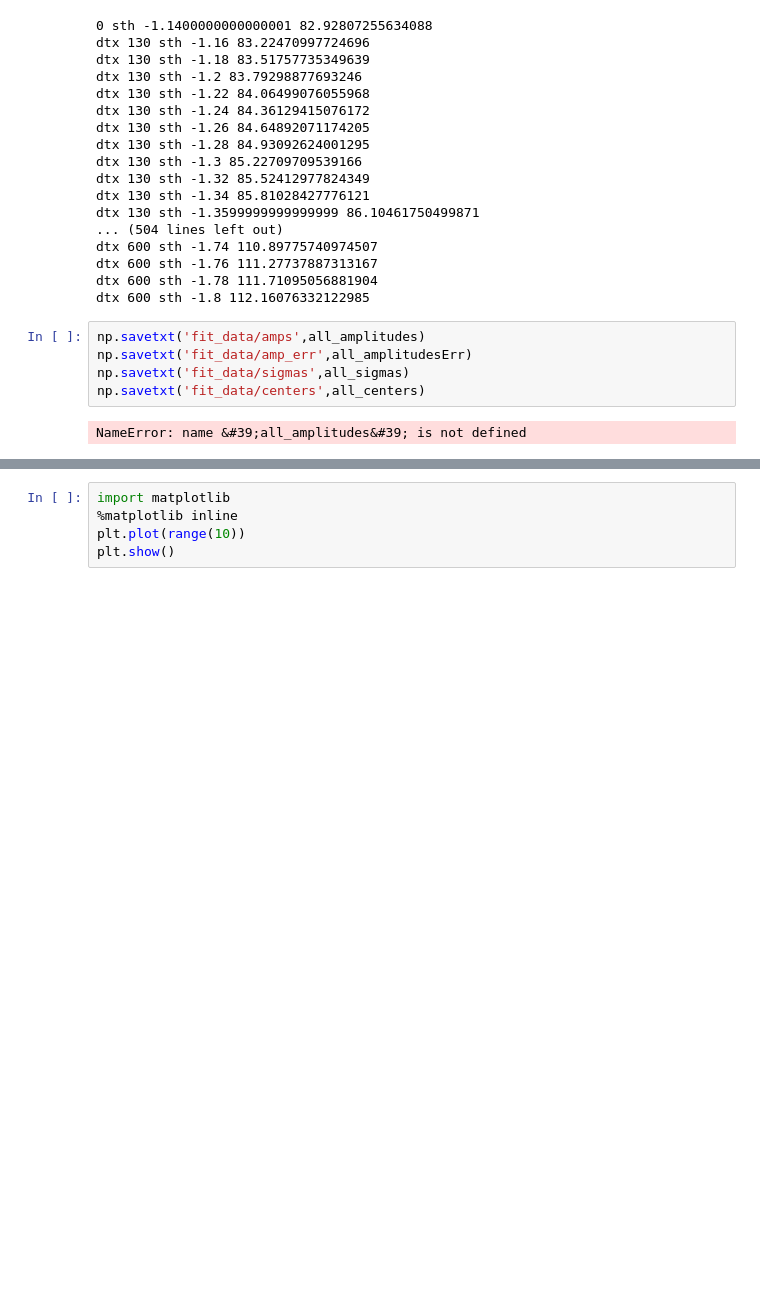
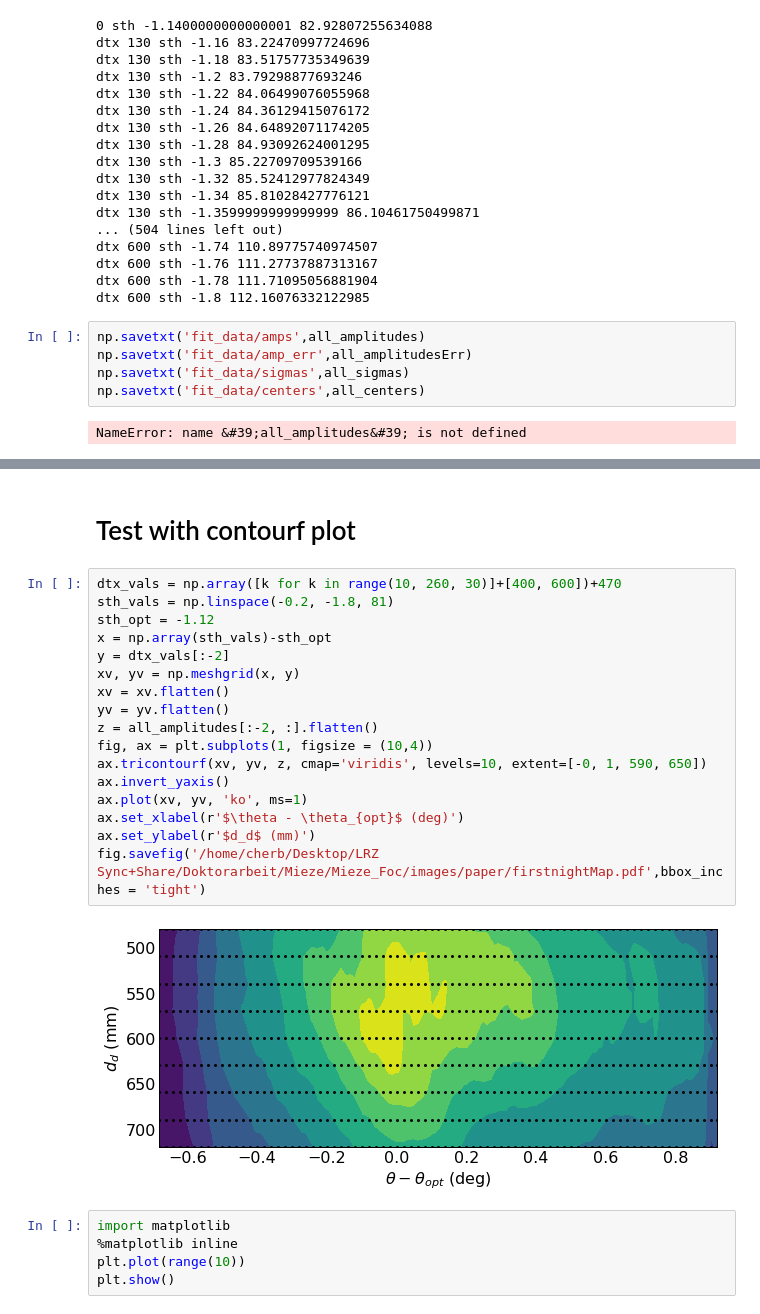
Before and after one commit to christophherb/miezefoc2020_01, a Jupyter notebook: Evaluation_firstnight.ipynb, the cells around one changed output, grey strips where cells are left out. Saved outputs shown, nothing was run; the diff lists cells and outputs as text; blank space fills up the shorter version.

```diff
--- a/Evaluation_firstnight.ipynb
+++ b/Evaluation_firstnight.ipynb
@@ -171,3 +177,24 @@ fig.savefig("paper_images/firstnight.pdf",bbox_inches = 'tight')
+# %% [markdown]
+# Test with contourf plot
+# %%
+dtx_vals = np.array([k for k in range(10, 260, 30)]+[400, 600])+470
+sth_vals = np.linspace(-0.2, -1.8, 81)
+sth_opt = -1.12
+x = np.array(sth_vals)-sth_opt
+y = dtx_vals[:-2]
+xv, yv = np.meshgrid(x, y)
+xv = xv.flatten()
+yv = yv.flatten()
+z = all_amplitudes[:-2, :].flatten()
+fig, ax = plt.subplots(1, figsize = (10,4))
+ax.tricontourf(xv, yv, z, cmap='viridis', levels=10, extent=[-0, 1, 590, 650])
+ax.invert_yaxis()
+ax.plot(xv, yv, 'ko', ms=1)
+ax.set_xlabel(r'$\theta - \theta_{opt}$ (deg)')
+ax.set_ylabel(r'$d_d$ (mm)')
+fig.savefig('/home/cherb/Desktop/LRZ Sync+Share/Doktorarbeit/Mieze/Mieze_Foc/images/paper/firstnightMap.pdf',bbox_inches = 'tight')
+# %% [output]
+[figure, added]
 # %%
 import matplotlib
 %matplotlib inline
```
Also changed, not shown: parts of 7 cells of this notebook, 4 other files.
